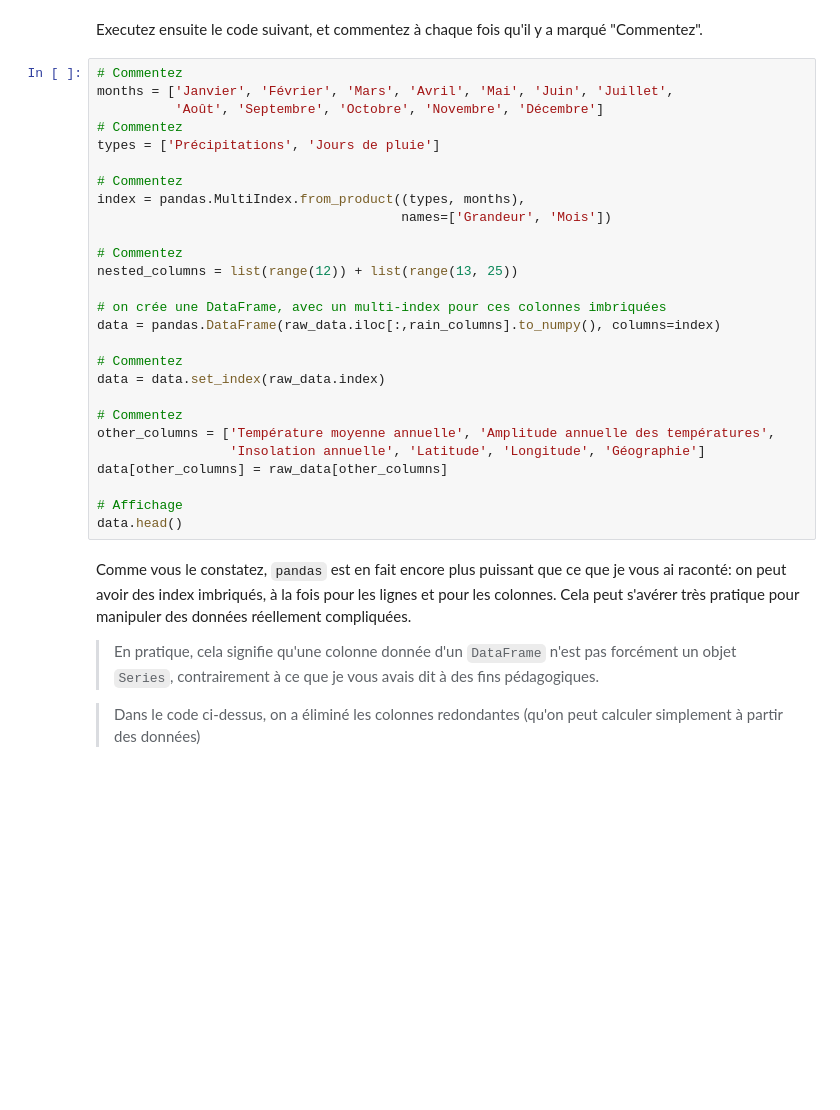
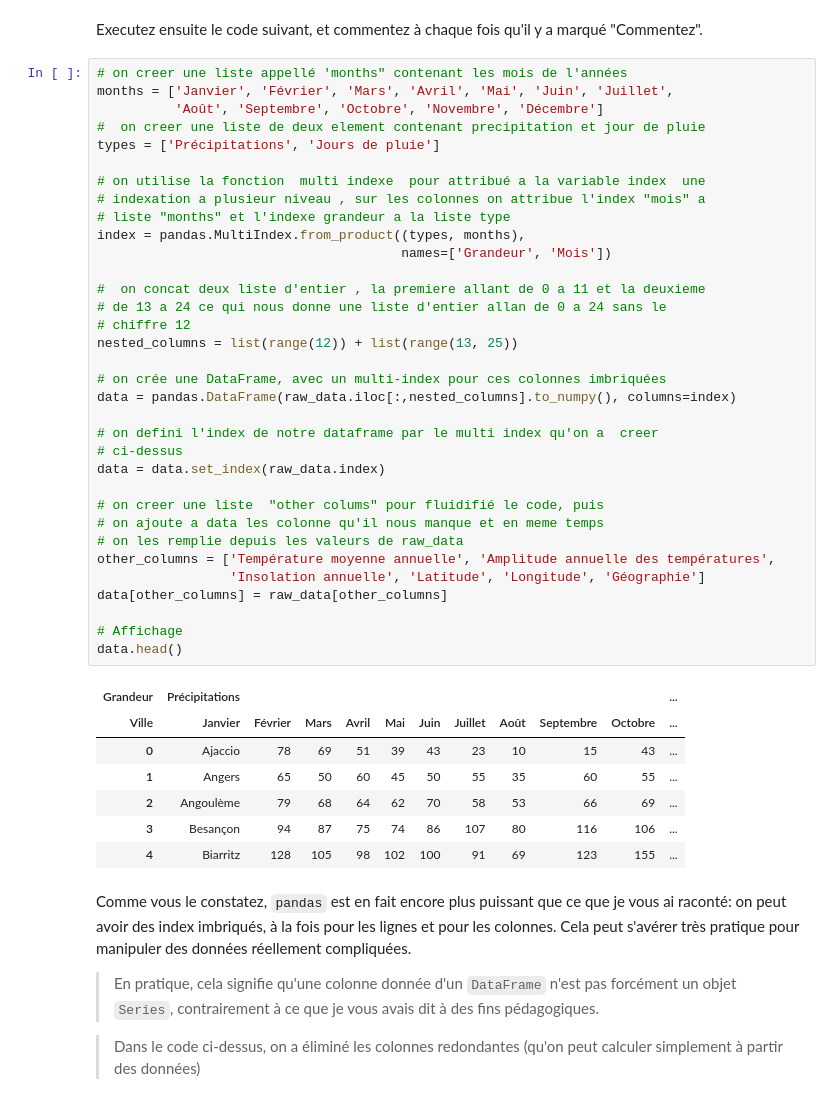
Before and after one commit to campusplage/compte-rendus-mullier_alberjaoui, a Jupyter notebook: TP1_pandas.ipynb, the cells around one changed output. Saved outputs shown, nothing was run; the diff lists cells and outputs as text; blank space fills up the shorter version.

```diff
--- a/TP1_pandas.ipynb
+++ b/TP1_pandas.ipynb
@@ -74,32 +74,47 @@ raw_data.head()
 # %% [markdown]
 Executez ensuite le code suivant, et commentez à chaque fois qu'il y a marqué "Commentez".
 # %%
-# Commentez
+# on creer une liste appellé 'months" contenant les mois de l'années
 months = ['Janvier', 'Février', 'Mars', 'Avril', 'Mai', 'Juin', 'Juillet',
           'Août', 'Septembre', 'Octobre', 'Novembre', 'Décembre']
-# Commentez
+#  on creer une liste de deux element contenant precipitation et jour de pluie
 types = ['Précipitations', 'Jours de pluie']
 
-# Commentez
+# on utilise la fonction  multi indexe  pour attribué a la variable index  une
+# indexation a plusieur niveau , sur les colonnes on attribue l'index "mois" a
+# liste "months" et l'indexe grandeur a la liste type
 index = pandas.MultiIndex.from_product((types, months),
                                        names=['Grandeur', 'Mois'])
 
-# Commentez
+#  on concat deux liste d'entier , la premiere allant de 0 a 11 et la deuxieme
+# de 13 a 24 ce qui nous donne une liste d'entier allan de 0 a 24 sans le
+# chiffre 12
 nested_columns = list(range(12)) + list(range(13, 25))
 
 # on crée une DataFrame, avec un multi-index pour ces colonnes imbriquées
-data = pandas.DataFrame(raw_data.iloc[:,rain_columns].to_numpy(), columns=index)
+data = pandas.DataFrame(raw_data.iloc[:,nested_columns].to_numpy(), columns=index)
 
-# Commentez
+# on defini l'index de notre dataframe par le multi index qu'on a  creer
+# ci-dessus
 data = data.set_index(raw_data.index)
 
-# Commentez
+# on creer une liste  "other colums" pour fluidifié le code, puis
+# on ajoute a data les colonne qu'il nous manque et en meme temps
+# on les remplie depuis les valeurs de raw_data
 other_columns = ['Température moyenne annuelle', 'Amplitude annuelle des températures',
                  'Insolation annuelle', 'Latitude', 'Longitude', 'Géographie']
 data[other_columns] = raw_data[other_columns]
 
 # Affichage
 data.head()
+# %% [output]
+| Grandeur | Précipitations |  |  |  |  |  |  |  |  |  | ... |
+| Ville | Janvier | Février | Mars | Avril | Mai | Juin | Juillet | Août | Septembre | Octobre | ... |
+| 0 | Ajaccio | 78 | 69 | 51 | 39 | 43 | 23 | 10 | 15 | 43 | ... |
+| 1 | Angers | 65 | 50 | 60 | 45 | 50 | 55 | 35 | 60 | 55 | ... |
+| 2 | Angoulème | 79 | 68 | 64 | 62 | 70 | 58 | 53 | 66 | 69 | ... |
+| 3 | Besançon | 94 | 87 | 75 | 74 | 86 | 107 | 80 | 116 | 106 | ... |
+| 4 | Biarritz | 128 | 105 | 98 | 102 | 100 | 91 | 69 | 123 | 155 | ... |
 # %% [markdown]
 Comme vous le constatez, `pandas` est en fait encore plus puissant que ce que je vous ai raconté: on peut avoir des index imbriqués, à la fois pour les lignes et pour les colonnes. Cela peut s'avérer très pratique pour manipuler des données réellement compliquées.
 
```
Also changed, not shown: parts of 1 cell of this notebook.
